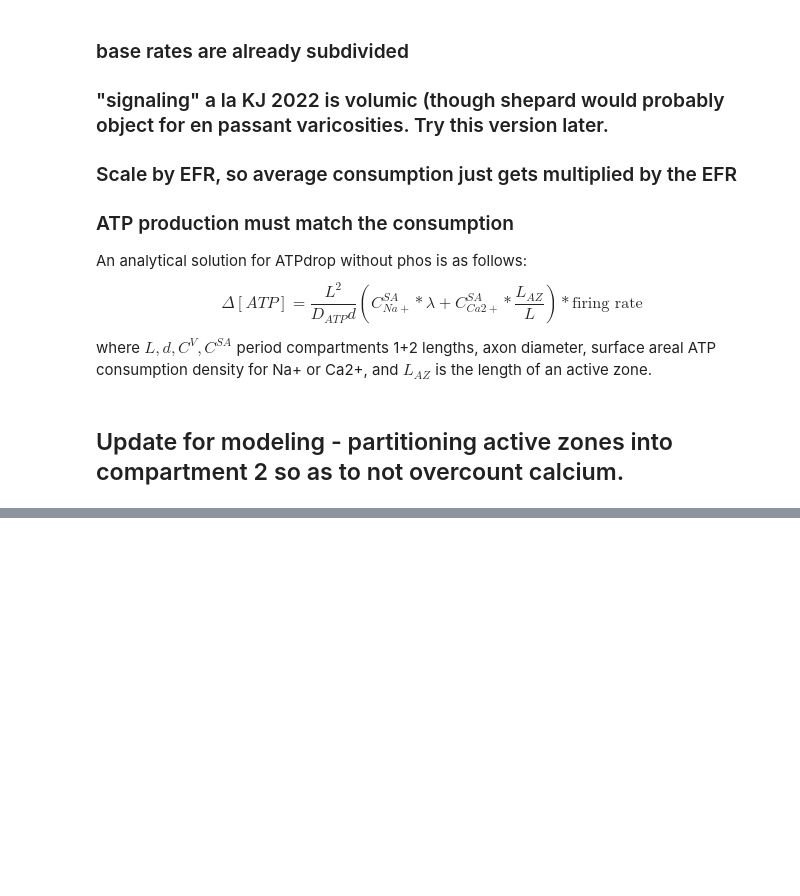
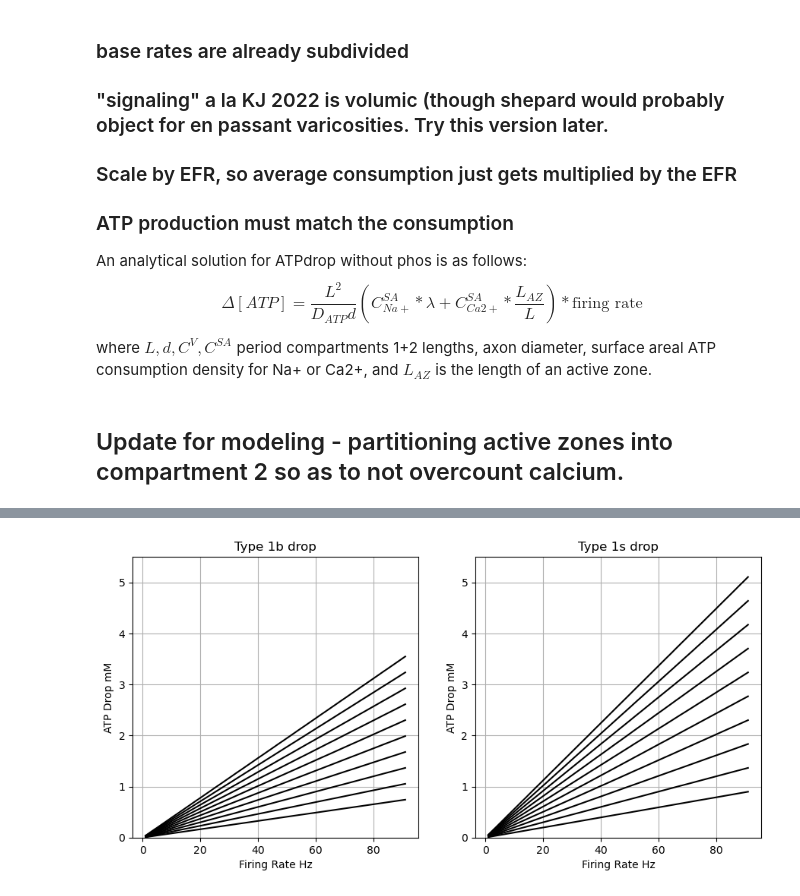
Before and after one commit to ssemper/computation_practice, a Jupyter notebook: consumption_theory.ipynb, the cells around one changed output, grey strips where cells are left out. Cells and saved outputs as stored; diff of their text form; code cells hidden in the pictures; blank space fills up the shorter version.

```diff
--- a/consumption_theory.ipynb
+++ b/consumption_theory.ipynb
@@ -377,0 +443,19 @@ plt.show()
+# %%
+fig = plt.figure(figsize=plt.figaspect(0.45))
+ax1 = fig.add_subplot(1,2,1)
+ax2 = fig.add_subplot(1,2,2)
+
+for (k,j) in zip([1,1.5],[ax1,ax2]):
+    for i in Nv_range:
+        atp_drop = (0.003426*i*k + 0.00473)*f_rate
+        j.plot(f_rate,atp_drop, color='black')
+        j.set_ylim(0,5.5)
+        j.set_ylabel('ATP Drop mM')
+        j.set_xlabel('Firing Rate Hz')
+ax1.grid()
+ax1.set_title('Type 1b drop')
+ax2.grid()
+ax2.set_title('Type 1s drop')
+plt.show()
+# %% [output]
+[figure, added]
```
Also changed, not shown: parts of 37 cells of this notebook.
